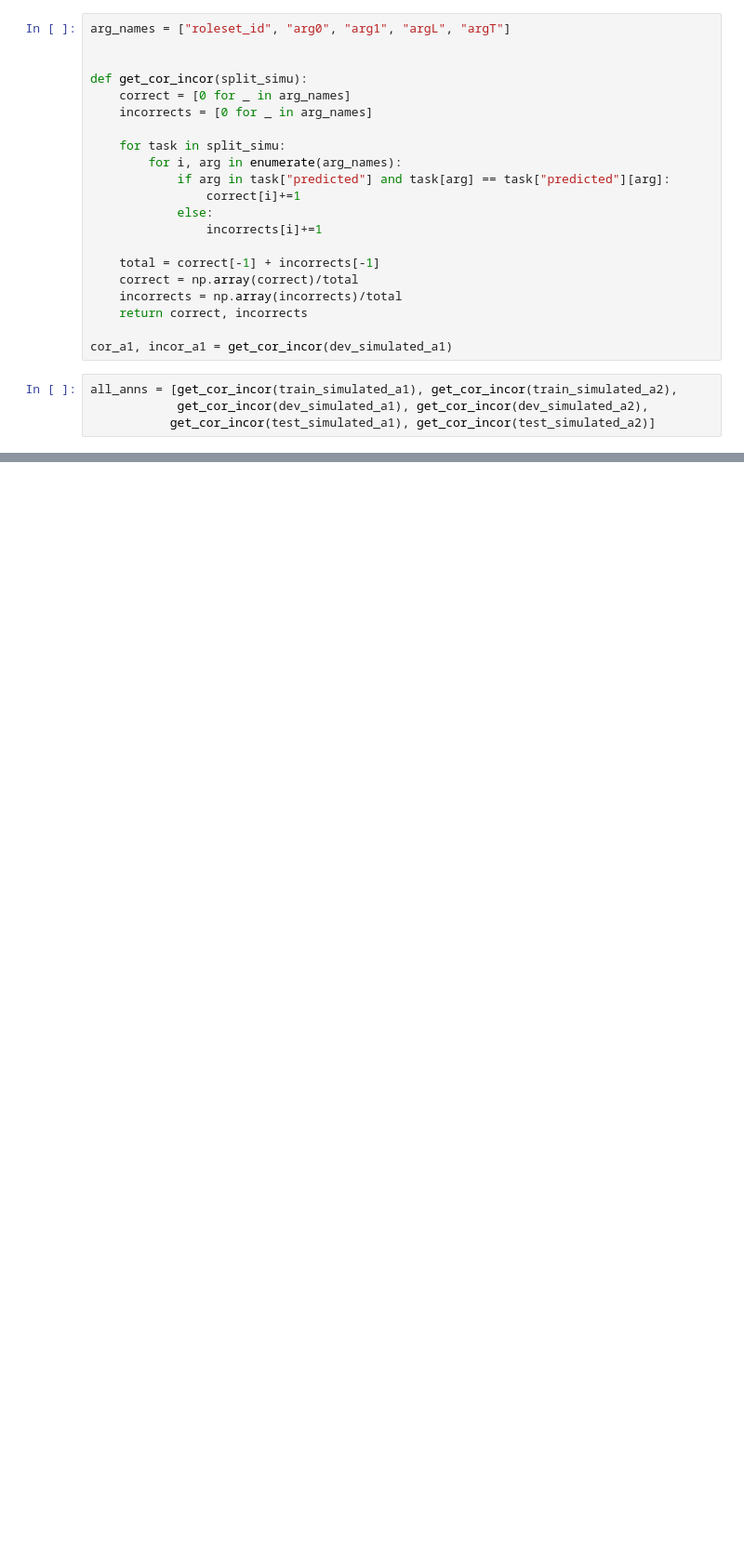
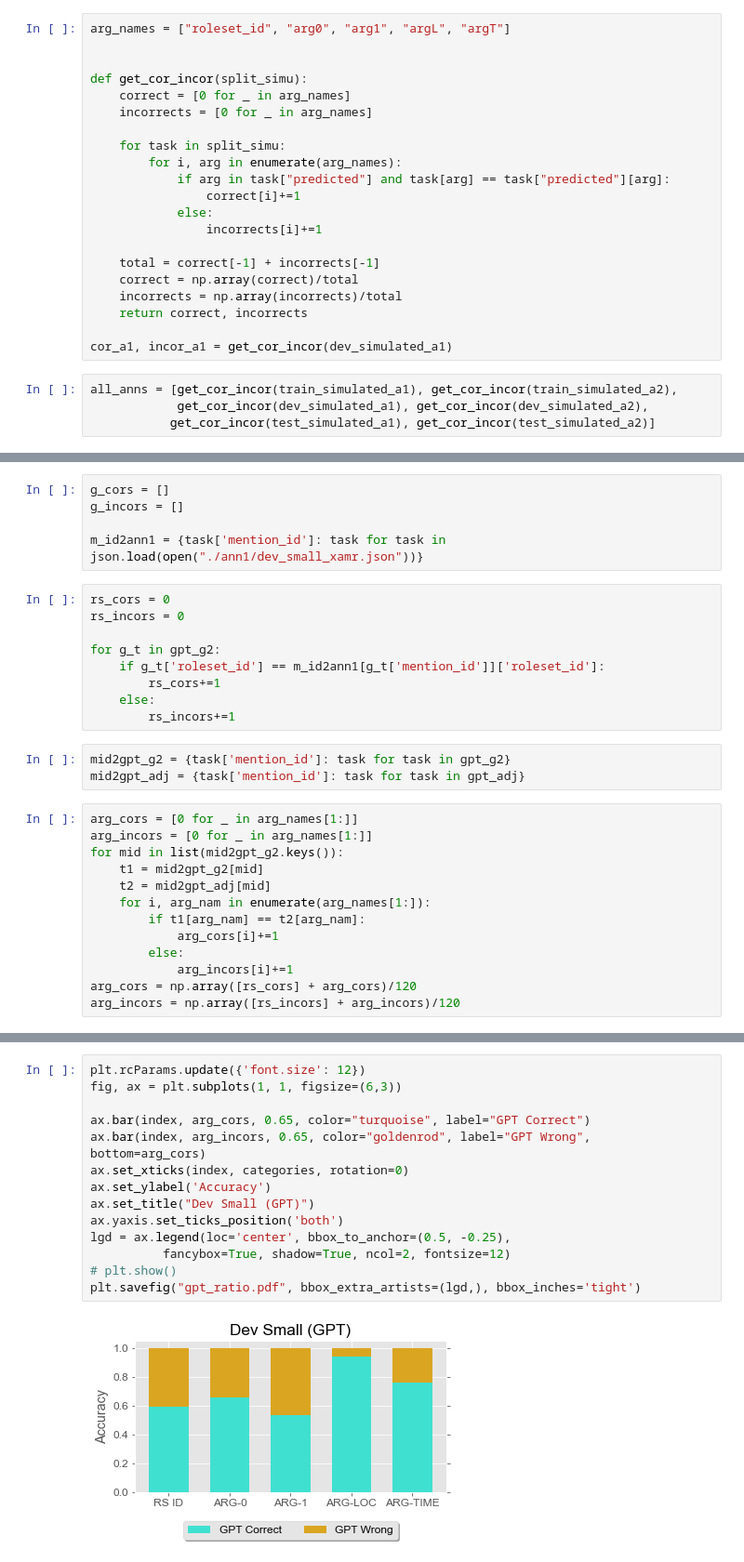
Before and after one commit to ahmeshaf/gpt_coref, a Jupyter notebook: project/annotations/ecb/Simulation.ipynb, the cells around one changed output, grey strips where cells are left out. Shown at 93% size. Drawn from its saved outputs; the diff is of its cells as text; blank space fills up the shorter version.

```diff
--- a/project/annotations/ecb/Simulation.ipynb
+++ b/project/annotations/ecb/Simulation.ipynb
@@ -108,0 +130,30 @@ plt.savefig("dev_args_ratio.pdf", bbox_extra_artists=(lgd,), bbox_inches='tight'
+# %%
+g_cors = []
+g_incors = []
+
+m_id2ann1 = {task['mention_id']: task for task in json.load(open("./ann1/dev_small_xamr.json"))}
+# %%
+rs_cors = 0
+rs_incors = 0
+
+for g_t in gpt_g2:
+    if g_t['roleset_id'] == m_id2ann1[g_t['mention_id']]['roleset_id']:
+        rs_cors+=1
+    else:
+        rs_incors+=1
+# %%
+mid2gpt_g2 = {task['mention_id']: task for task in gpt_g2}
+mid2gpt_adj = {task['mention_id']: task for task in gpt_adj}
+# %%
+arg_cors = [0 for _ in arg_names[1:]]
+arg_incors = [0 for _ in arg_names[1:]]
+for mid in list(mid2gpt_g2.keys()):
+    t1 = mid2gpt_g2[mid]
+    t2 = mid2gpt_adj[mid]
+    for i, arg_nam in enumerate(arg_names[1:]):
+        if t1[arg_nam] == t2[arg_nam]:
+            arg_cors[i]+=1
+        else:
+            arg_incors[i]+=1
+arg_cors = np.array([rs_cors] + arg_cors)/120
+arg_incors = np.array([rs_incors] + arg_incors)/120
@@ -108,0 +166,16 @@ plt.savefig("dev_args_ratio.pdf", bbox_extra_artists=(lgd,), bbox_inches='tight'
+# %%
+plt.rcParams.update({'font.size': 12})
+fig, ax = plt.subplots(1, 1, figsize=(6,3))
+
+ax.bar(index, arg_cors, 0.65, color="turquoise", label="GPT Correct")
+ax.bar(index, arg_incors, 0.65, color="goldenrod", label="GPT Wrong", bottom=arg_cors)
+ax.set_xticks(index, categories, rotation=0)
+ax.set_ylabel('Accuracy')
+ax.set_title("Dev Small (GPT)")
+ax.yaxis.set_ticks_position('both')
+lgd = ax.legend(loc='center', bbox_to_anchor=(0.5, -0.25),
+          fancybox=True, shadow=True, ncol=2, fontsize=12)
+# plt.show()
+plt.savefig("gpt_ratio.pdf", bbox_extra_artists=(lgd,), bbox_inches='tight')
+# %% [output]
+[figure, added]
```
Also changed, not shown: parts of 10 cells of this notebook, 5 other files.
